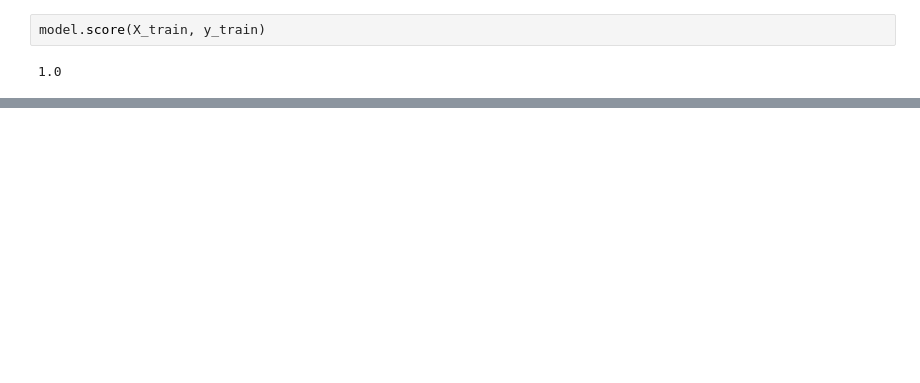
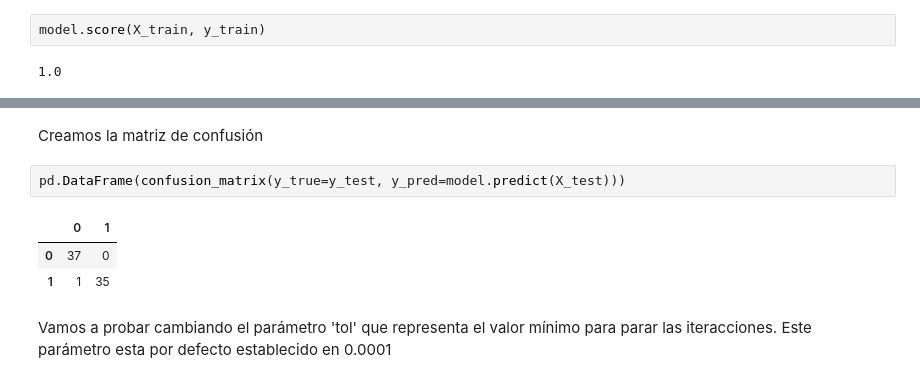
Before and after one commit to JoseKuru/bootcamp, a Jupyter notebook: week9_ML_svm_poly_norm/day1_logistic_regresion_confusion_matrix/exercises/3.binary_logistic_digit.ipynb, the cells around one changed output, grey strips where cells are left out. Saved outputs shown, nothing was run; the diff lists cells and outputs as text; blank space fills up the shorter version.

```diff
--- a/week9_ML_svm_poly_norm/day1_logistic_regresion_confusion_matrix/exercises/3.binary_logistic_digit.ipynb
+++ b/week9_ML_svm_poly_norm/day1_logistic_regresion_confusion_matrix/exercises/3.binary_logistic_digit.ipynb
@@ -69,0 +73,10 @@ model.score(X_test, y_test)
+# %% [markdown]
+Creamos la matriz de confusión
+# %%
+pd.DataFrame(confusion_matrix(y_true=y_test, y_pred=model.predict(X_test)))
+# %% [output]
+|  | 0 | 1 |
+| 0 | 37 | 0 |
+| 1 | 1 | 35 |
+# %% [markdown]
+Vamos a probar cambiando el parámetro 'tol' que representa el valor mínimo para parar las iteracciones. Este parámetro esta por defecto establecido en 0.0001
```
Also changed, not shown: parts of 23 cells of this notebook, 2 other files.
